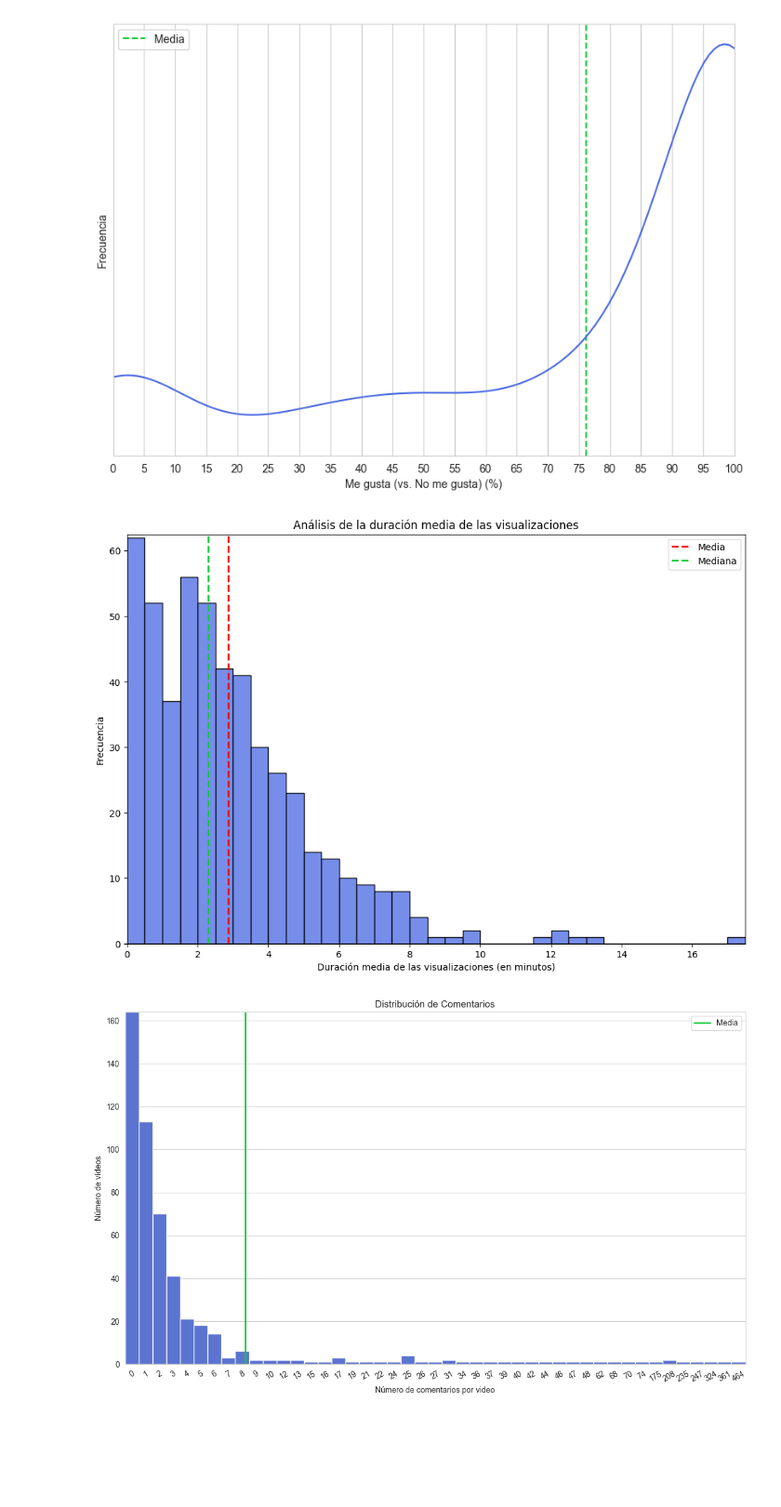
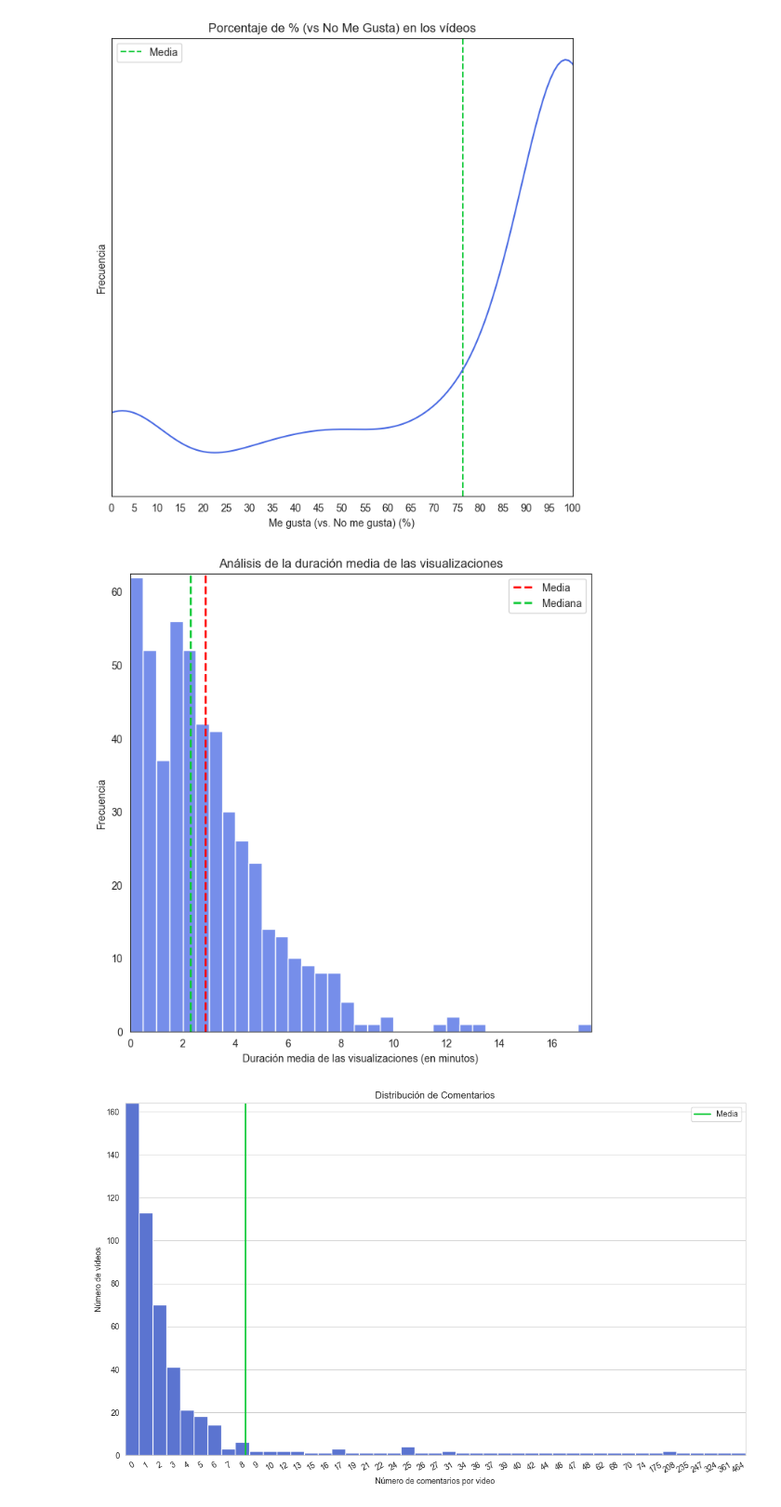
Before and after one commit to braugilabert/EDA-Braulio, a Jupyter notebook: src/Código EDA Braulio.ipynb, the cells around one changed output. Shown at 93% size. Cells and saved outputs as stored; diff of their text form; code cells hidden in the pictures; blank space fills up the shorter version.

```diff
--- a/src/Código EDA Braulio.ipynb
+++ b/src/Código EDA Braulio.ipynb
@@ -64,36 +64,37 @@ plt.show()
 import pandas as pd
 import matplotlib.pyplot as plt
 import seaborn as sns
 
 data = pd.read_csv('data\YouTube SirAlatriste datos.csv')
 
 # para extraer los datos de la columna "Me gusta (vs. No me gusta) (%)"
 data = data['Me gusta (vs. No me gusta) (%)']
 
-sns.set_style('whitegrid')
+sns.set_style('white')
 
 #para hacer una línea vertical en el valor de la media
 media = data.mean()
-plt.figure(figsize=(10, 7))
+plt.figure(figsize=(8, 8))
 plt.axvline(media, color='#11CA38', linestyle='--', label='Media')
 
 # con esto se crea el gráfico de KDE y se hace el resto de cosas
 sns.kdeplot(data, bw_adjust=1, color= '#4869e3')
 plt.xticks(range(0, 101, 5));
 
 # para ocultar los valores en el eje y
 plt.yticks([]);
 
+plt.title('Porcentaje de % (vs No Me Gusta) en los vídeos')
 plt.xlabel('Me gusta (vs. No me gusta) (%)')
 plt.ylabel('Frecuencia')
 
 # para ajustar los límites del eje x
 plt.xlim(left=0)
 plt.xlim(right=100)
 plt.legend()
 plt.show()
 # %% [output]
-[figure, old version]
+[figure, new version]
 # %%
 #EDA 4. todos los países en los que se ha visto mi canal de youtube
 import folium
@@ -245,7 +246,8 @@ datos = pd.read_csv('data\YouTube SirAlatriste datos.csv')
 # para ordenar los valores del eje x
 datos_sorted = datos.sort_values('Duración media de las visualizaciones')
 
-plt.figure(figsize=(12, 8)) #tamaño
+sns.set_style('white')
+plt.figure(figsize=(8, 8)) #tamaño
 
 # histograma con Seaborn
 sns.histplot(data=datos_sorted, x='Duración media de las visualizaciones', binwidth=0.5, binrange=(0, 18), color='#4869e3')
@@ -269,7 +271,7 @@ plt.legend()
 
 plt.show()
 # %% [output]
-[figure, old version]
+[figure, new version]
 # %%
 #Análisis de la distribución de comentarios. EDA 7.
 import seaborn as sns
```
Also changed, not shown: parts of 6 cells of this notebook, 2 other files.
